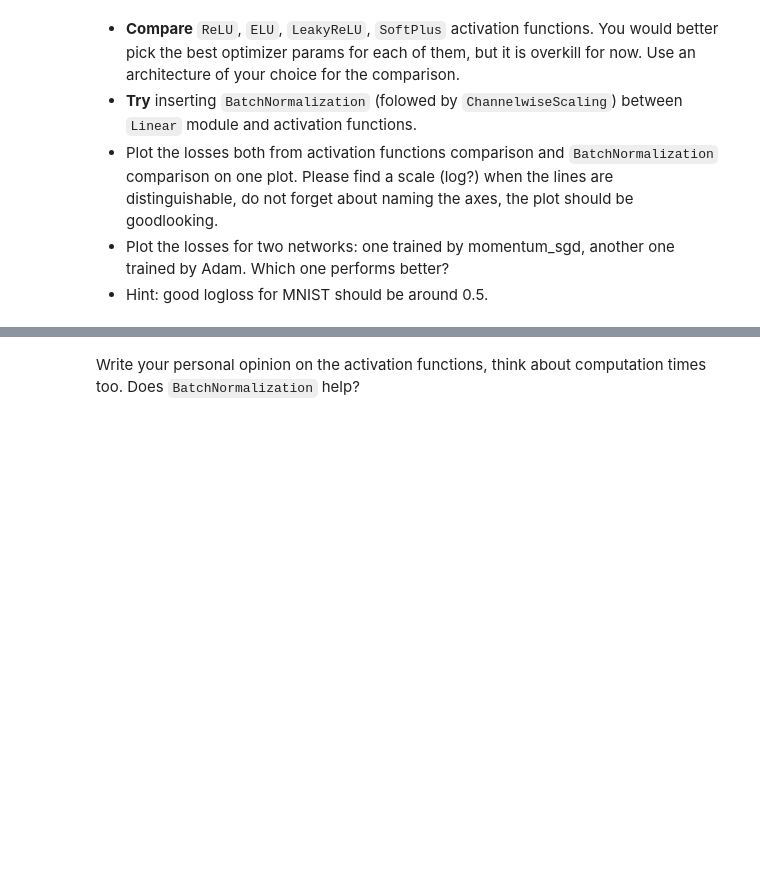
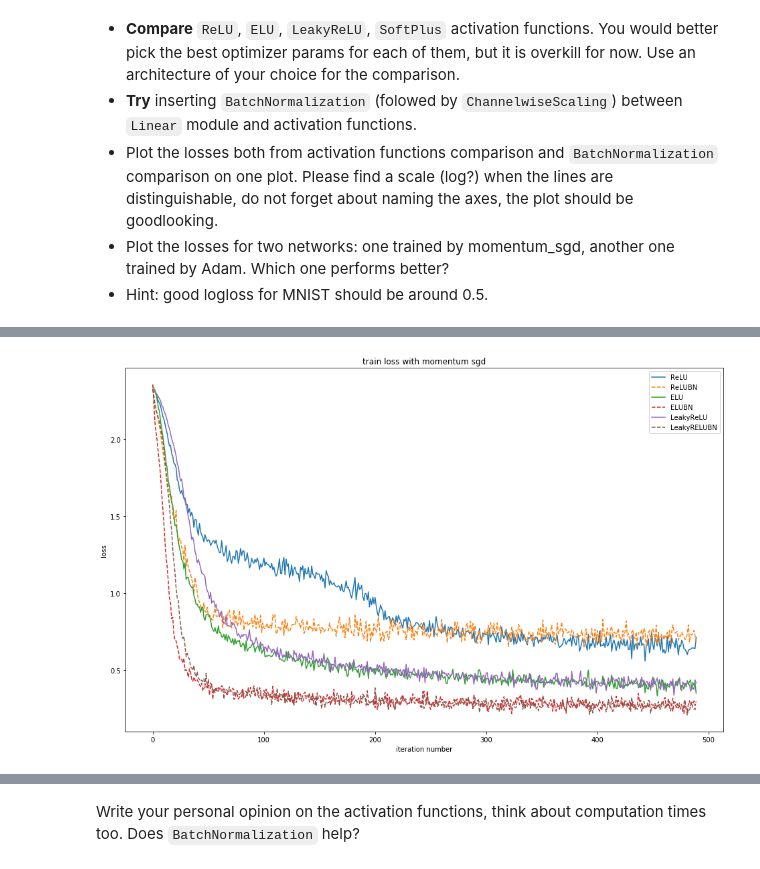
Before and after one commit to archie230/ml-mipt-solutions, a Jupyter notebook: week0_08_Intro_to_DL/main_notebook.ipynb, the cells around one changed output, grey strips where cells are left out. Cells and saved outputs as stored; diff of their text form; code cells hidden in the pictures; blank space fills up the shorter version.

```diff
--- a/week0_08_Intro_to_DL/main_notebook.ipynb
+++ b/week0_08_Intro_to_DL/main_notebook.ipynb
@@ -187,0 +278,7 @@ def train_model(model, optimizer,):
+# %%
+sgd_momentum_config = {
+    "learning_rate" : 1e-2,
+    "momentum" : 0.9
+}
+
+losses_momentum = {}
@@ -187,0 +343,11 @@ def train_model(model, optimizer,):
+# %%
+LeakyReLUModel = SimpleModel(LeakyReLU())
+LeakyReLUBNModel = SimpleModel(LeakyReLU(), with_batch_norm=True)
+
+print("[Training LeakyReLU]\n")
+losses_momentum["LeakyReLU"] = train_model(train_loader, val_loader, LeakyReLUModel, sgd_momentum, sgd_momentum_config)
+print("[Training LeakyReLUBN]\n")
+losses_momentum["LeakyRELUBN"] = train_model(train_loader, val_loader, LeakyReLUBNModel, sgd_momentum, {
+    "learning_rate" : 1e-1,
+    "momentum" : 0.9
+})
@@ -187,0 +372,11 @@ def train_model(model, optimizer,):
+# %%
+SoftPlusModel = SimpleModel(SoftPlus())
+SoftPlusBNModel = SimpleModel(SoftPlus(), with_batch_norm=True)
+
+print("[Training SoftPlus]\n")
+losses_momentum["LeakyReLU"] = train_model(train_loader, val_loader, SoftPlusModel, sgd_momentum, sgd_momentum_config)
+print("[Training SoftPlusBN]\n")
+losses_momentum["LeakyRELUBN"] = train_model(train_loader, val_loader, SoftPlusBNModel, sgd_momentum, {
+    "learning_rate" : 1e-1,
+    "momentum" : 0.9
+})
@@ -187,0 +401,16 @@ def train_model(model, optimizer,):
+# %%
+plt.figure(figsize=(16, 10))
+
+for key in losses_momentum:
+    if key.find("BN") != -1:
+        plt.plot(losses_momentum[key][0], label=key, linestyle = '--')
+    else:
+        plt.plot(losses_momentum[key][0], label=key)
+
+plt.title("train loss with momentum sgd")
+plt.xlabel("iteration number")
+plt.ylabel("loss")
+plt.legend()
+plt.show()
+# %% [output]
+[figure, added]
```
Also changed, not shown: parts of 25 cells of this notebook, 2 other files.
